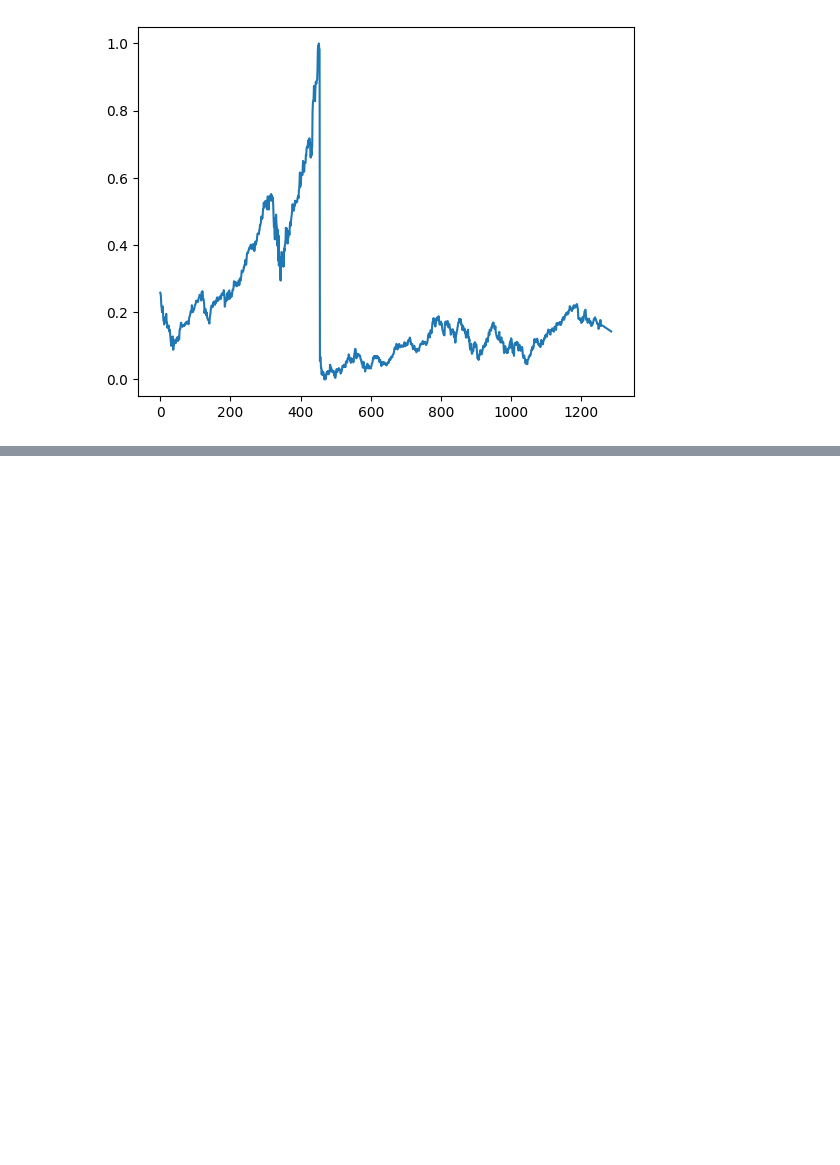
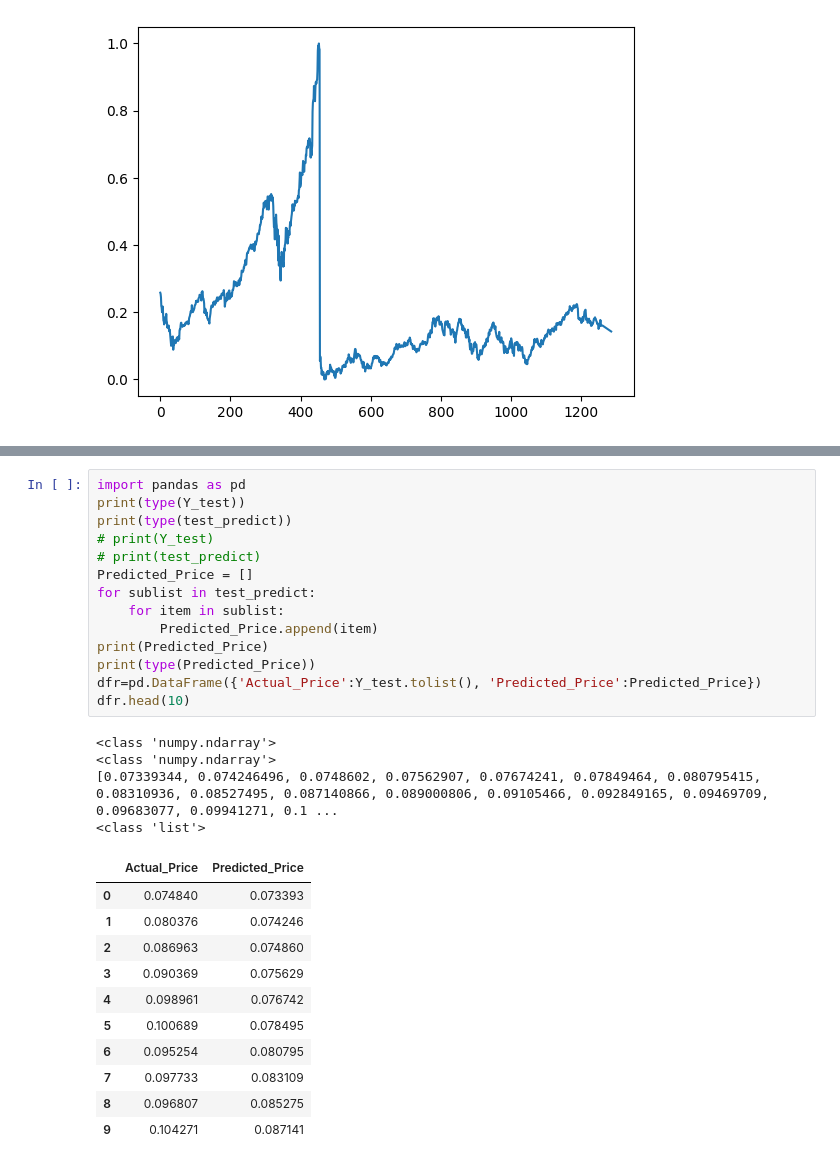
Before and after one commit to pandey2021/Stock-Price-Prediction, a Jupyter notebook: Stock_Price_Prediction.ipynb, the cells around one changed output, grey strips where cells are left out. Saved outputs shown, nothing was run; the diff lists cells and outputs as text; blank space fills up the shorter version.

```diff
--- a/Stock_Price_Prediction.ipynb
+++ b/Stock_Price_Prediction.ipynb
@@ -310,0 +318,30 @@ plt.plot(df3)
+# %%
+import pandas as pd
+print(type(Y_test))
+print(type(test_predict))
+# print(Y_test)
+# print(test_predict)
+Predicted_Price = []
+for sublist in test_predict:
+    for item in sublist:
+        Predicted_Price.append(item)
+print(Predicted_Price)
+print(type(Predicted_Price))
+dfr=pd.DataFrame({'Actual_Price':Y_test.tolist(), 'Predicted_Price':Predicted_Price})
+dfr.head(10)
+# %% [output]
+<class 'numpy.ndarray'>
+<class 'numpy.ndarray'>
+[0.07339344, 0.074246496, 0.0748602, 0.07562907, 0.07674241, 0.07849464, 0.080795415, 0.08310936, 0.08527495, 0.087140866, 0.089000806, 0.09105466, 0.092849165, 0.09469709, 0.09683077, 0.09941271, 0.1 ...
+<class 'list'>
+|  | Actual_Price | Predicted_Price |
+| 0 | 0.074840 | 0.073393 |
+| 1 | 0.080376 | 0.074246 |
+| 2 | 0.086963 | 0.074860 |
+| 3 | 0.090369 | 0.075629 |
+| 4 | 0.098961 | 0.076742 |
+| 5 | 0.100689 | 0.078495 |
+| 6 | 0.095254 | 0.080795 |
+| 7 | 0.097733 | 0.083109 |
+| 8 | 0.096807 | 0.085275 |
+| 9 | 0.104271 | 0.087141 |
```
Also changed, not shown: parts of 6 cells of this notebook.
